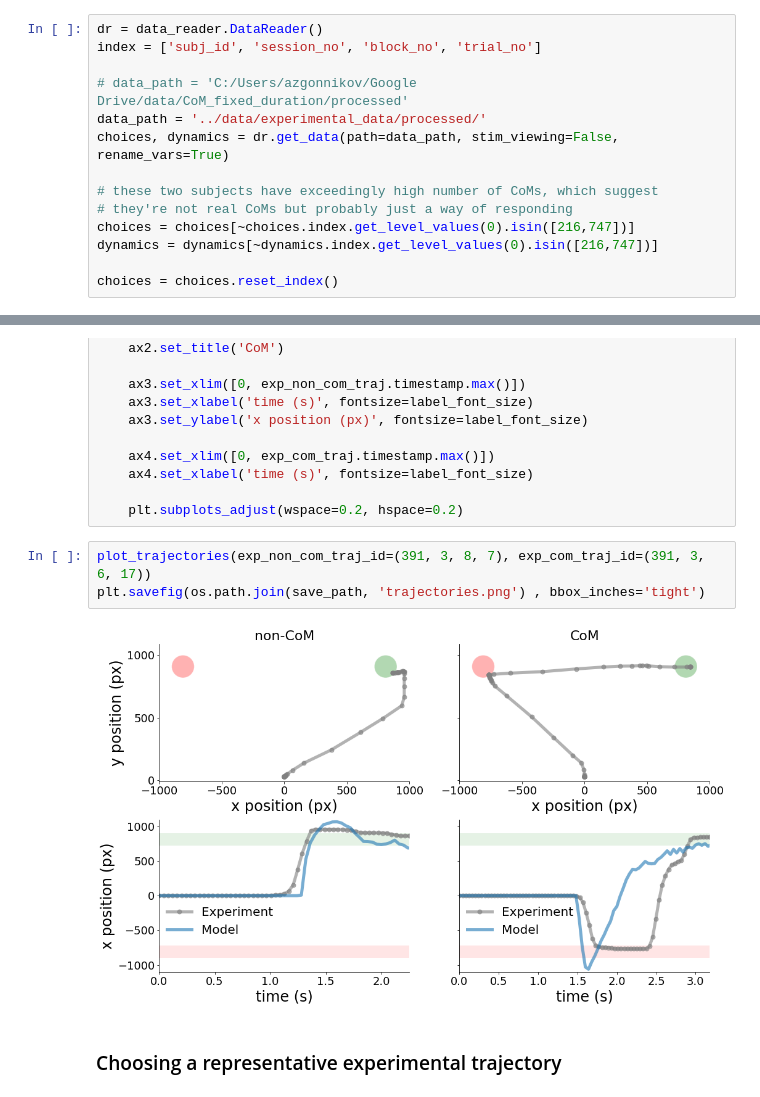
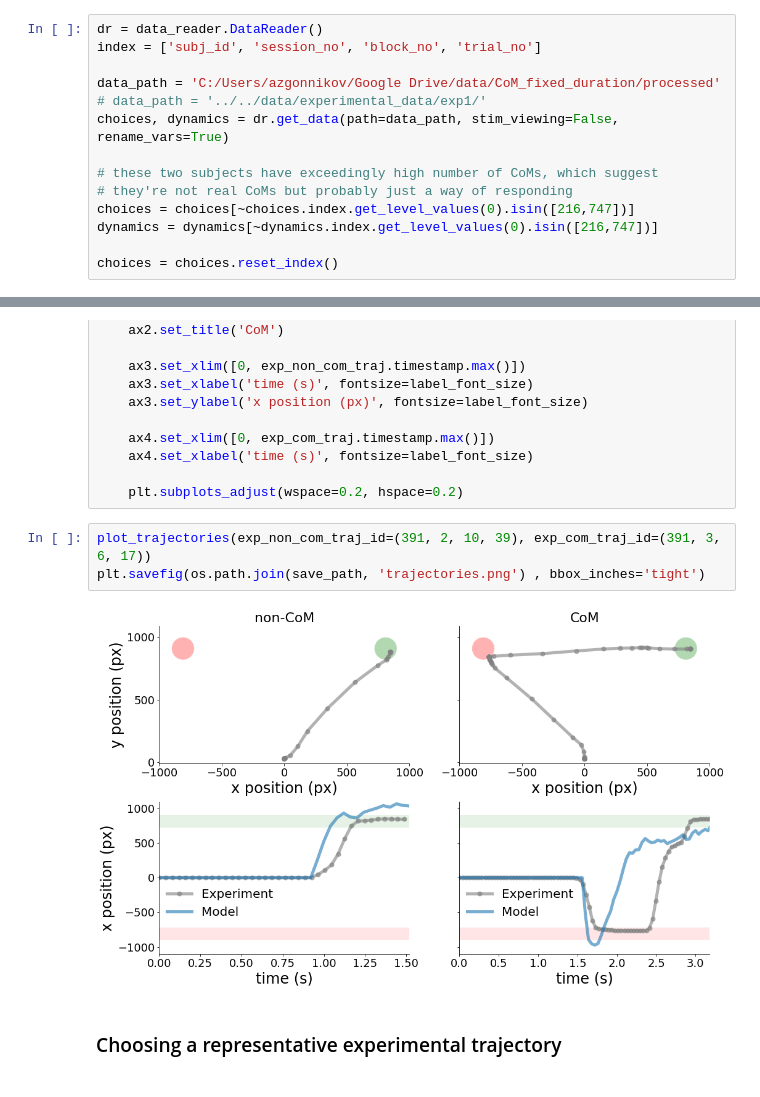
Before and after one commit to nidstigator/com_fixed_duration, a Jupyter notebook: analysis/model_exp_sidebyside.ipynb, the cells around one changed output, grey strips where cells are left out. Saved outputs shown, nothing was run; the diff lists cells and outputs as text.

```diff
--- a/analysis/model_exp_sidebyside.ipynb
+++ b/analysis/model_exp_sidebyside.ipynb
@@ -45,8 +45,8 @@ save_path= '../output/figures'
 dr = data_reader.DataReader()
 index = ['subj_id', 'session_no', 'block_no', 'trial_no']
 
-# data_path = 'C:/Users/azgonnikov/Google Drive/data/CoM_fixed_duration/processed'
-data_path = '../data/experimental_data/processed/'
+data_path = 'C:/Users/azgonnikov/Google Drive/data/CoM_fixed_duration/processed'
+# data_path = '../../data/experimental_data/exp1/'
 choices, dynamics = dr.get_data(path=data_path, stim_viewing=False, rename_vars=True)
 
 # these two subjects have exceedingly high number of CoMs, which suggest
@@ -557,10 +557,10 @@ def plot_trajectories(exp_non_com_traj_id, exp_com_traj_id):
 
     plt.subplots_adjust(wspace=0.2, hspace=0.2)
 # %%
-plot_trajectories(exp_non_com_traj_id=(391, 3, 8, 7), exp_com_traj_id=(391, 3, 6, 17))
+plot_trajectories(exp_non_com_traj_id=(391, 2, 10, 39), exp_com_traj_id=(391, 3, 6, 17))
 plt.savefig(os.path.join(save_path, 'trajectories.png') , bbox_inches='tight')
 # %% [output]
-[figure, old version]
+[figure, new version]
 # %% [markdown]
 ### Choosing a representative experimental trajectory
 # %%
```
Also changed, not shown: parts of 4 cells of this notebook, 24 other files.
